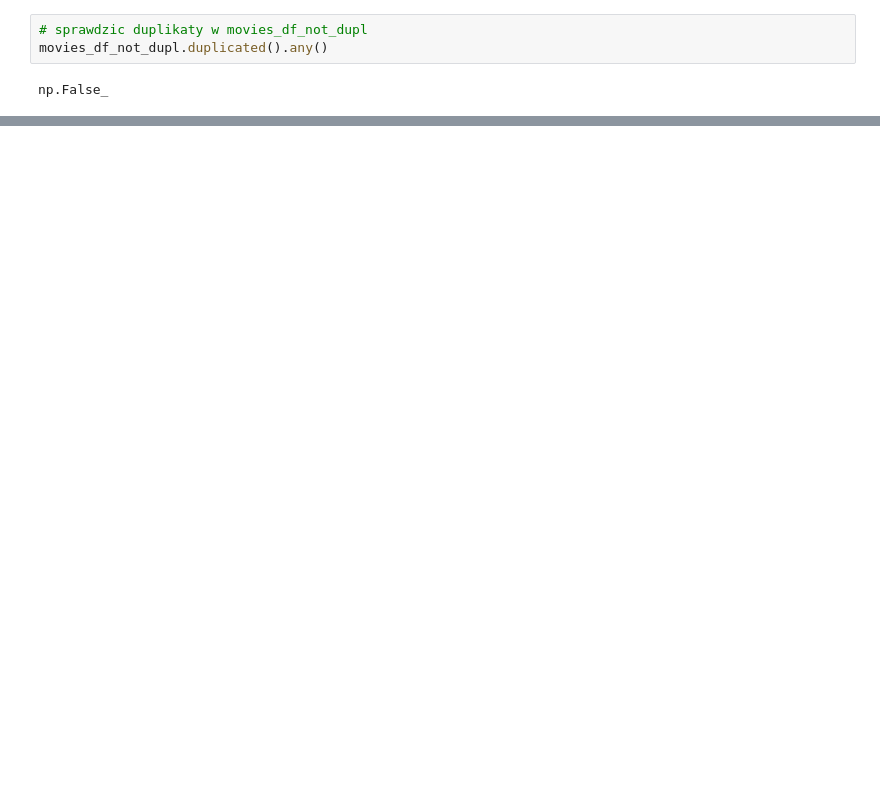
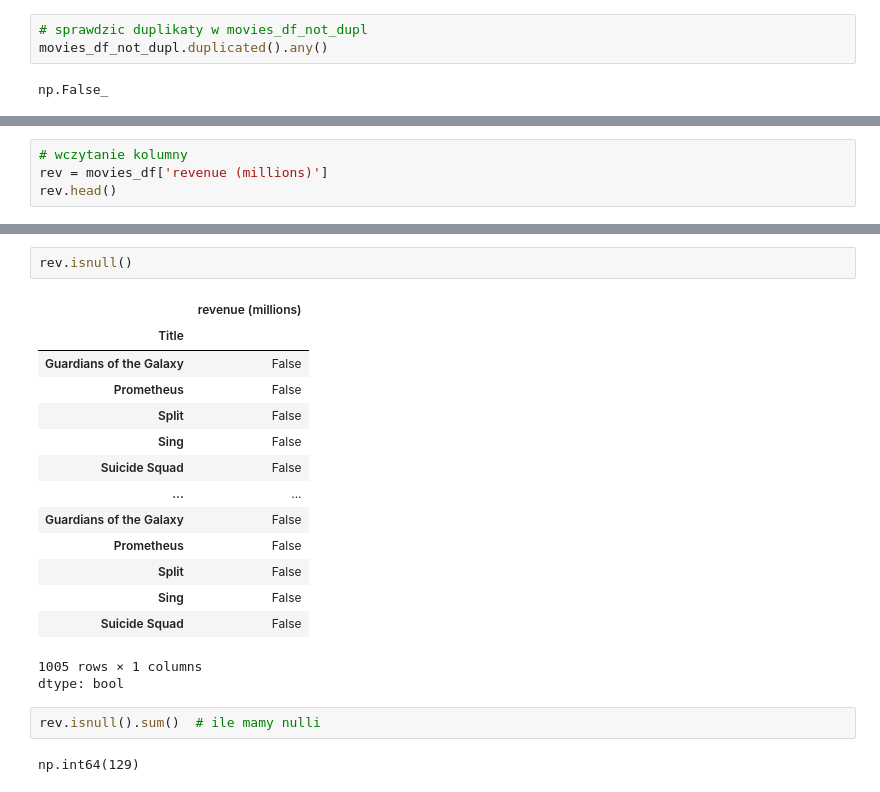
Before and after one commit to rajkonkret/analiza_danych_12_10_2026, a Jupyter notebook: analiza_danych_12_10_2026_dzien1.ipynb, the cells around one changed output, grey strips where cells are left out. Saved outputs shown, nothing was run; the diff lists cells and outputs as text; blank space fills up the shorter version.

```diff
--- a/analiza_danych_12_10_2026_dzien1.ipynb
+++ b/analiza_danych_12_10_2026_dzien1.ipynb
@@ -1627,0 +1699,4 @@ movies_df.rename(columns={"Runtime (Minutes)" : "Runtime"})
+# %%
+# wczytanie kolumny
+rev = movies_df['revenue (millions)']
+rev.head()
@@ -1627,0 +1727,22 @@ movies_df.rename(columns={"Runtime (Minutes)" : "Runtime"})
+# %%
+rev.isnull()
+# %% [output]
+|  | revenue (millions) |
+| Title |  |
+| Guardians of the Galaxy | False |
+| Prometheus | False |
+| Split | False |
+| Sing | False |
+| Suicide Squad | False |
+| ... | ... |
+| Guardians of the Galaxy | False |
+| Prometheus | False |
+| Split | False |
+| Sing | False |
+| Suicide Squad | False |
+1005 rows × 1 columns
+dtype: bool
+# %%
+rev.isnull().sum()  # ile mamy nulli
+# %% [output]
+np.int64(129)
```
Also changed, not shown: parts of 18 cells of this notebook.
